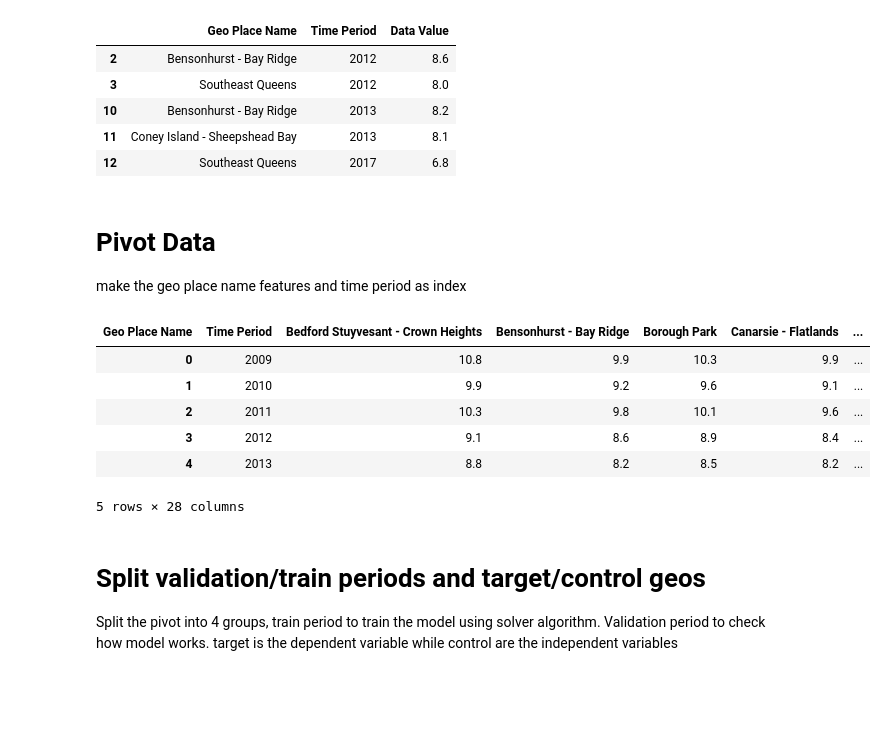
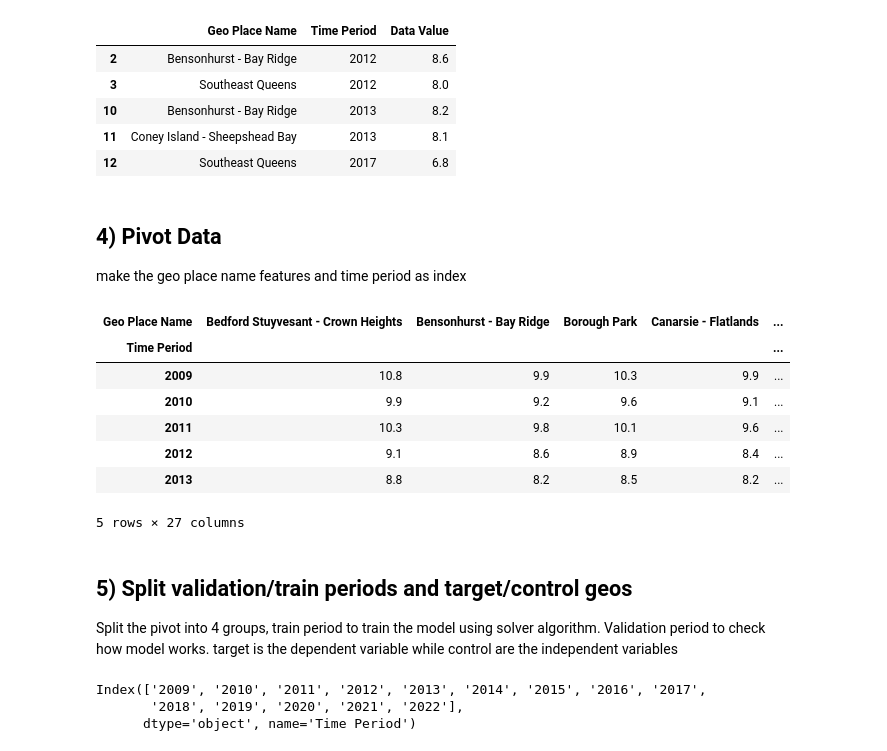
Before and after one commit to a51097/solver-algorithm, a Jupyter notebook: solver.ipynb, the cells around one changed output. Saved outputs shown, nothing was run; the diff lists cells and outputs as text; code cells hidden in the pictures; blank space fills up the shorter version.

```diff
--- a/solver.ipynb
+++ b/solver.ipynb
@@ -68,19 +68,26 @@ df_selected.head()
 | 11 | Coney Island - Sheepshead Bay | 2013 | 8.1 |
 | 12 | Southeast Queens | 2017 | 6.8 |
 # %% [markdown]
-# Pivot Data
+## 4) Pivot Data
 make the geo place name features and time period as index
 # %%
-df_pivot = pd.pivot_table(df_selected, values='Data Value', index='Time Period', columns=['Geo Place Name']).reset_index(drop=False)
+df_pivot = pd.pivot_table(df_selected, values='Data Value', index='Time Period', columns=['Geo Place Name'])
 df_pivot.head()
 # %% [output]
-| Geo Place Name | Time Period | Bedford Stuyvesant - Crown Heights | Bensonhurst - Bay Ridge | Borough Park | Canarsie - Flatlands | ... |
-| 0 | 2009 | 10.8 | 9.9 | 10.3 | 9.9 | ... |
-| 1 | 2010 | 9.9 | 9.2 | 9.6 | 9.1 | ... |
-| 2 | 2011 | 10.3 | 9.8 | 10.1 | 9.6 | ... |
-| 3 | 2012 | 9.1 | 8.6 | 8.9 | 8.4 | ... |
-| 4 | 2013 | 8.8 | 8.2 | 8.5 | 8.2 | ... |
+| Geo Place Name | Bedford Stuyvesant - Crown Heights | Bensonhurst - Bay Ridge | Borough Park | Canarsie - Flatlands | ... |
+| Time Period |  |  |  |  | ... |
+| 2009 | 10.8 | 9.9 | 10.3 | 9.9 | ... |
+| 2010 | 9.9 | 9.2 | 9.6 | 9.1 | ... |
+| 2011 | 10.3 | 9.8 | 10.1 | 9.6 | ... |
+| 2012 | 9.1 | 8.6 | 8.9 | 8.4 | ... |
+| 2013 | 8.8 | 8.2 | 8.5 | 8.2 | ... |
-5 rows × 28 columns
+5 rows × 27 columns
 # %% [markdown]
-# Split validation/train periods and target/control geos
+## 5) Split validation/train periods and target/control geos
 Split the pivot into 4 groups, train period to train the model using solver algorithm. Validation period to check how model works.  target is the dependent variable while control are the independent variables
+# %%
+df_pivot.index
+# %% [output]
+Index(['2009', '2010', '2011', '2012', '2013', '2014', '2015', '2016', '2017',
+       '2018', '2019', '2020', '2021', '2022'],
+      dtype='object', name='Time Period')
```
Also changed, not shown: parts of 12 cells of this notebook.
